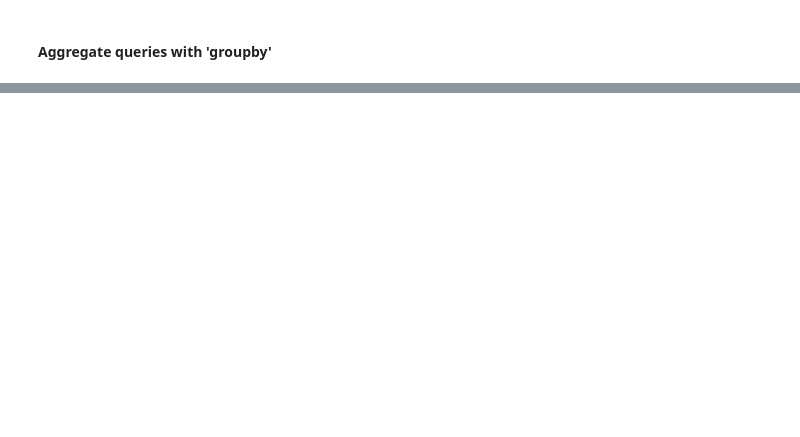
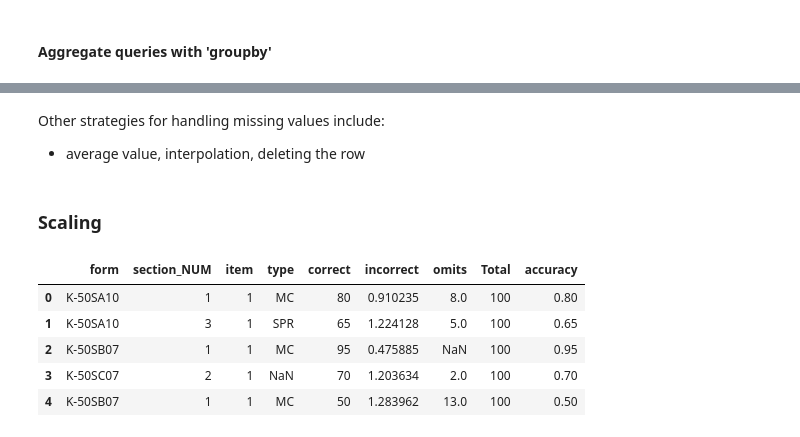
Before and after one commit to dylanbking97/pandas-presentation, a Jupyter notebook: Pandas.ipynb, the cells around one changed output, grey strips where cells are left out. Cells and saved outputs as stored; diff of their text form; code cells hidden in the pictures; blank space fills up the shorter version.

```diff
--- a/Pandas.ipynb
+++ b/Pandas.ipynb
@@ -56,0 +227,15 @@ df[['form','correct', 'incorrect']].groupby('form').mean()
+# %% [markdown]
+Other strategies for handling missing values include:
+* average value, interpolation, deleting the row
+# %% [markdown]
+### Scaling
+# %%
+df['incorrect'] = np.log(df['incorrect'])
+df.head()
+# %% [output]
+|  | form | section_NUM | item | type | correct | incorrect | omits | Total | accuracy |
+| 0 | K-50SA10 | 1 | 1 | MC | 80 | 0.910235 | 8.0 | 100 | 0.80 |
+| 1 | K-50SA10 | 3 | 1 | SPR | 65 | 1.224128 | 5.0 | 100 | 0.65 |
+| 2 | K-50SB07 | 1 | 1 | MC | 95 | 0.475885 | NaN | 100 | 0.95 |
+| 3 | K-50SC07 | 2 | 1 | NaN | 70 | 1.203634 | 2.0 | 100 | 0.70 |
+| 4 | K-50SB07 | 1 | 1 | MC | 50 | 1.283962 | 13.0 | 100 | 0.50 |
```
Also changed, not shown: parts of 27 cells of this notebook.
